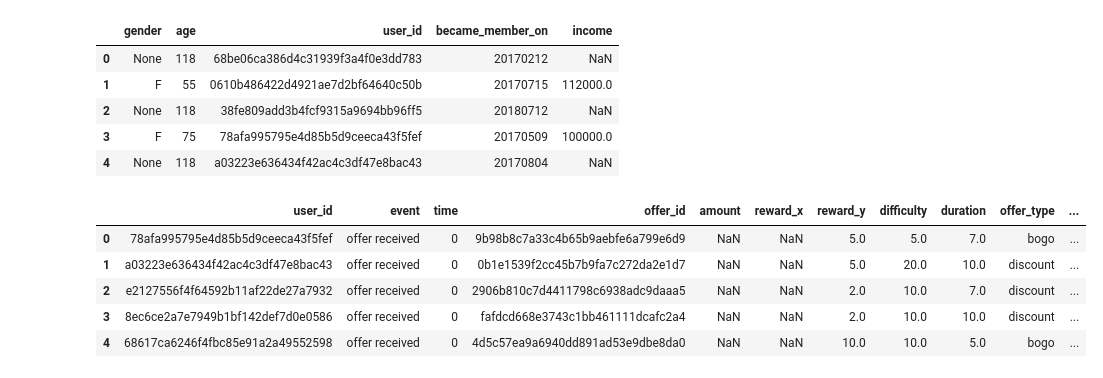
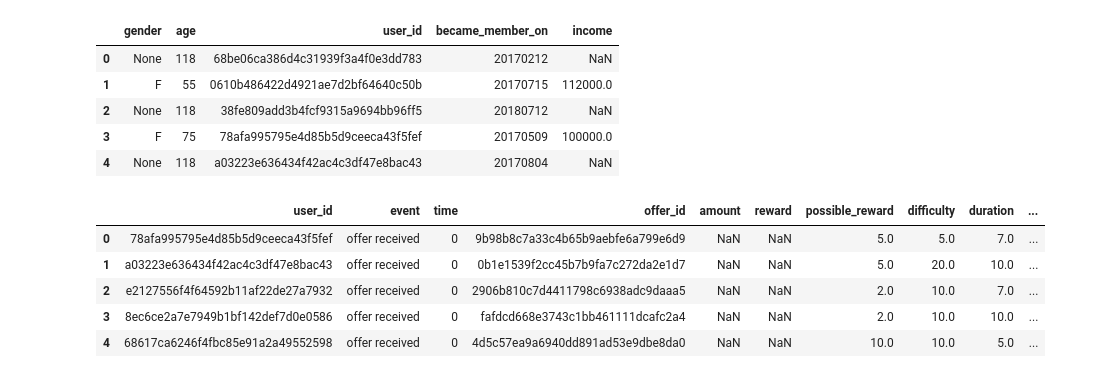
Before and after one commit to SeongbinLim94/starbucks-capstone-project, a Jupyter notebook: code.ipynb, the cells around one changed output. Saved outputs shown, nothing was run; the diff lists cells and outputs as text; code cells hidden in the pictures.

```diff
--- a/code.ipynb
+++ b/code.ipynb
@@ -186,7 +187,7 @@ portfolio.head()
 **3. 칼럼 이름 조정 후, 일단 싹 다 join으로 붙여보자**
 # %%
 transcript.rename(columns={'person': 'user_id', 'offer id': 'offer_id'}, inplace=True)
-portfolio.rename(columns={'id': 'offer_id'}, inplace=True)
+portfolio.rename(columns={'id': 'offer_id', 'reward': 'possible_reward'}, inplace=True)
 profile.rename(columns={'id': 'user_id'}, inplace=True)
 # %%
 transcript.head()
@@ -216,12 +217,12 @@ profile.head()
 | 3 | F | 75 | 78afa995795e4d85b5d9ceeca43f5fef | 20170509 | 100000.0 |
 | 4 | None | 118 | a03223e636434f42ac4c3df47e8bac43 | 20170804 | NaN |
 # %%
-df = pd.merge(transcript, portfolio, how='left', on='offer_id')
+df = pd.merge(pd.merge(transcript, portfolio, how='left', on='offer_id'), profile, how='left', on='user_id')
 df.head()
 # %% [output]
-|  | user_id | event | time | offer_id | amount | reward_x | reward_y | difficulty | duration | offer_type | ... |
-| 0 | 78afa995795e4d85b5d9ceeca43f5fef | offer received | 0 | 9b98b8c7a33c4b65b9aebfe6a799e6d9 | NaN | NaN | 5.0 | 5.0 | 7.0 | bogo | ... |
-| 1 | a03223e636434f42ac4c3df47e8bac43 | offer received | 0 | 0b1e1539f2cc45b7b9fa7c272da2e1d7 | NaN | NaN | 5.0 | 20.0 | 10.0 | discount | ... |
-| 2 | e2127556f4f64592b11af22de27a7932 | offer received | 0 | 2906b810c7d4411798c6938adc9daaa5 | NaN | NaN | 2.0 | 10.0 | 7.0 | discount | ... |
-| 3 | 8ec6ce2a7e7949b1bf142def7d0e0586 | offer received | 0 | fafdcd668e3743c1bb461111dcafc2a4 | NaN | NaN | 2.0 | 10.0 | 10.0 | discount | ... |
-| 4 | 68617ca6246f4fbc85e91a2a49552598 | offer received | 0 | 4d5c57ea9a6940dd891ad53e9dbe8da0 | NaN | NaN | 10.0 | 10.0 | 5.0 | bogo | ... |
+|  | user_id | event | time | offer_id | amount | reward | possible_reward | difficulty | duration | ... |
+| 0 | 78afa995795e4d85b5d9ceeca43f5fef | offer received | 0 | 9b98b8c7a33c4b65b9aebfe6a799e6d9 | NaN | NaN | 5.0 | 5.0 | 7.0 | ... |
+| 1 | a03223e636434f42ac4c3df47e8bac43 | offer received | 0 | 0b1e1539f2cc45b7b9fa7c272da2e1d7 | NaN | NaN | 5.0 | 20.0 | 10.0 | ... |
+| 2 | e2127556f4f64592b11af22de27a7932 | offer received | 0 | 2906b810c7d4411798c6938adc9daaa5 | NaN | NaN | 2.0 | 10.0 | 7.0 | ... |
+| 3 | 8ec6ce2a7e7949b1bf142def7d0e0586 | offer received | 0 | fafdcd668e3743c1bb461111dcafc2a4 | NaN | NaN | 2.0 | 10.0 | 10.0 | ... |
+| 4 | 68617ca6246f4fbc85e91a2a49552598 | offer received | 0 | 4d5c57ea9a6940dd891ad53e9dbe8da0 | NaN | NaN | 10.0 | 10.0 | 5.0 | ... |
```
Also changed, not shown: parts of 18 cells of this notebook.
